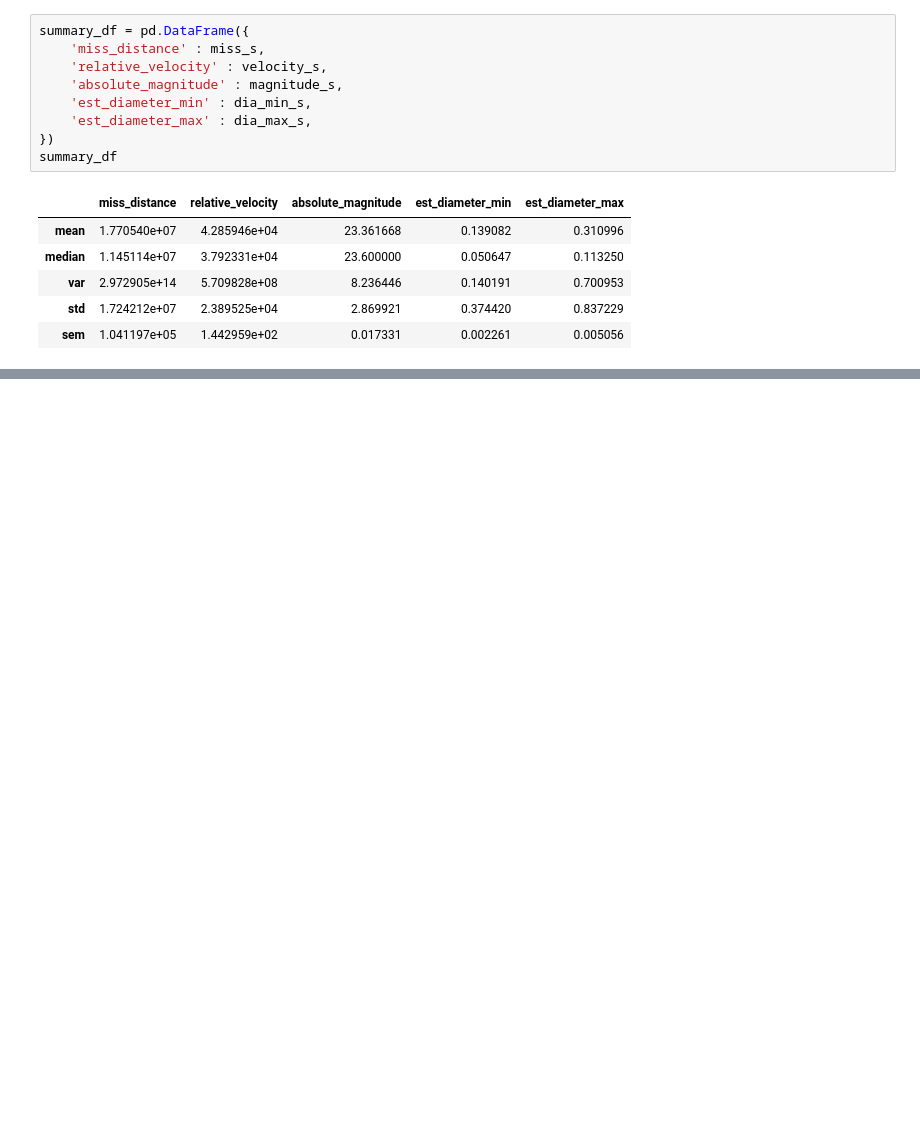
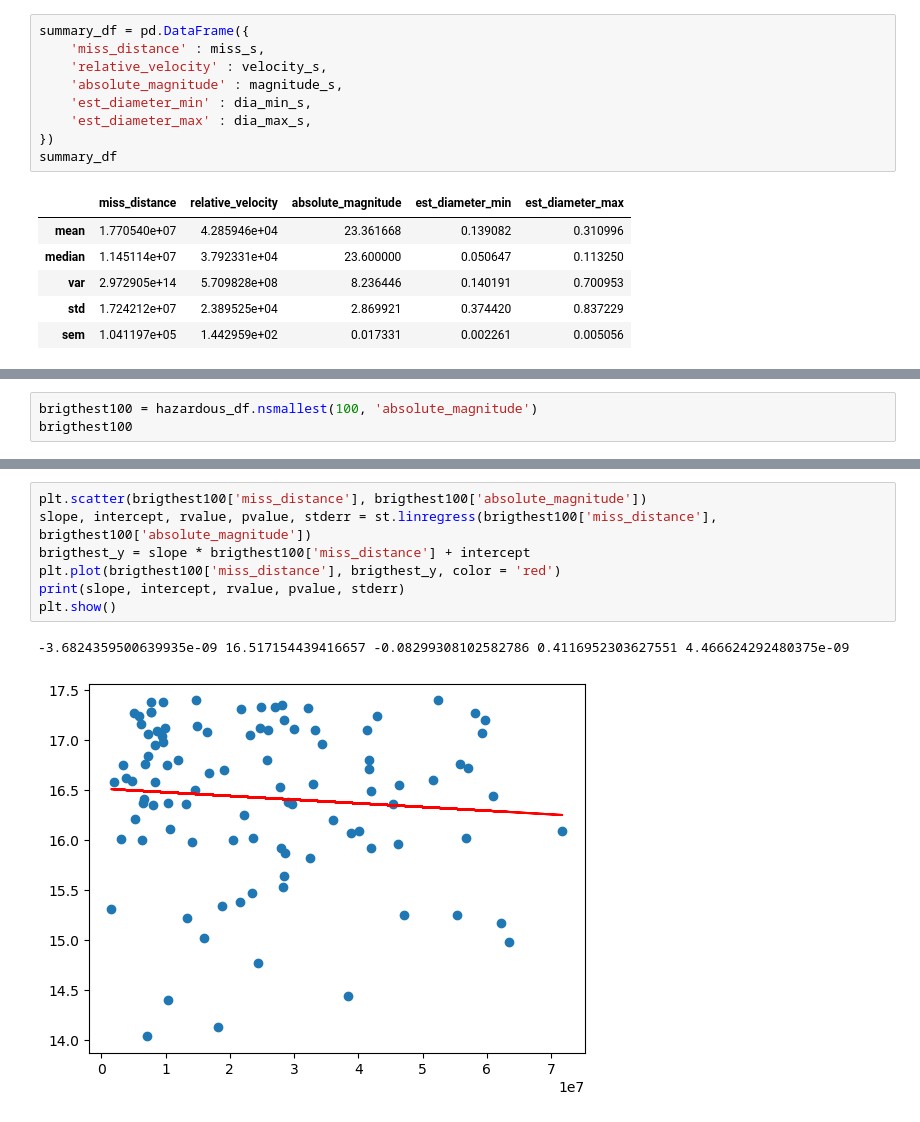
Before and after one commit to tamcu/Project-1-NASA, a Jupyter notebook: NASA_objects_draft.ipynb, the cells around one changed output, grey strips where cells are left out. Cells and saved outputs as stored; diff of their text form; blank space fills up the shorter version.

```diff
--- a/NASA_objects_draft.ipynb
+++ b/NASA_objects_draft.ipynb
@@ -178,0 +222,3 @@ plt.show()
+# %%
+brigthest100 = hazardous_df.nsmallest(100, 'absolute_magnitude')
+brigthest100
@@ -178,0 +267,10 @@ plt.show()
+# %%
+plt.scatter(brigthest100['miss_distance'], brigthest100['absolute_magnitude'])
+slope, intercept, rvalue, pvalue, stderr = st.linregress(brigthest100['miss_distance'], brigthest100['absolute_magnitude'])
+brigthest_y = slope * brigthest100['miss_distance'] + intercept
+plt.plot(brigthest100['miss_distance'], brigthest_y, color = 'red')
+print(slope, intercept, rvalue, pvalue, stderr)
+plt.show()
+# %% [output]
+-3.6824359500639935e-09 16.517154439416657 -0.08299308102582786 0.4116952303627551 4.466624292480375e-09
+[figure, added]
```
Also changed, not shown: parts of 15 cells of this notebook.
